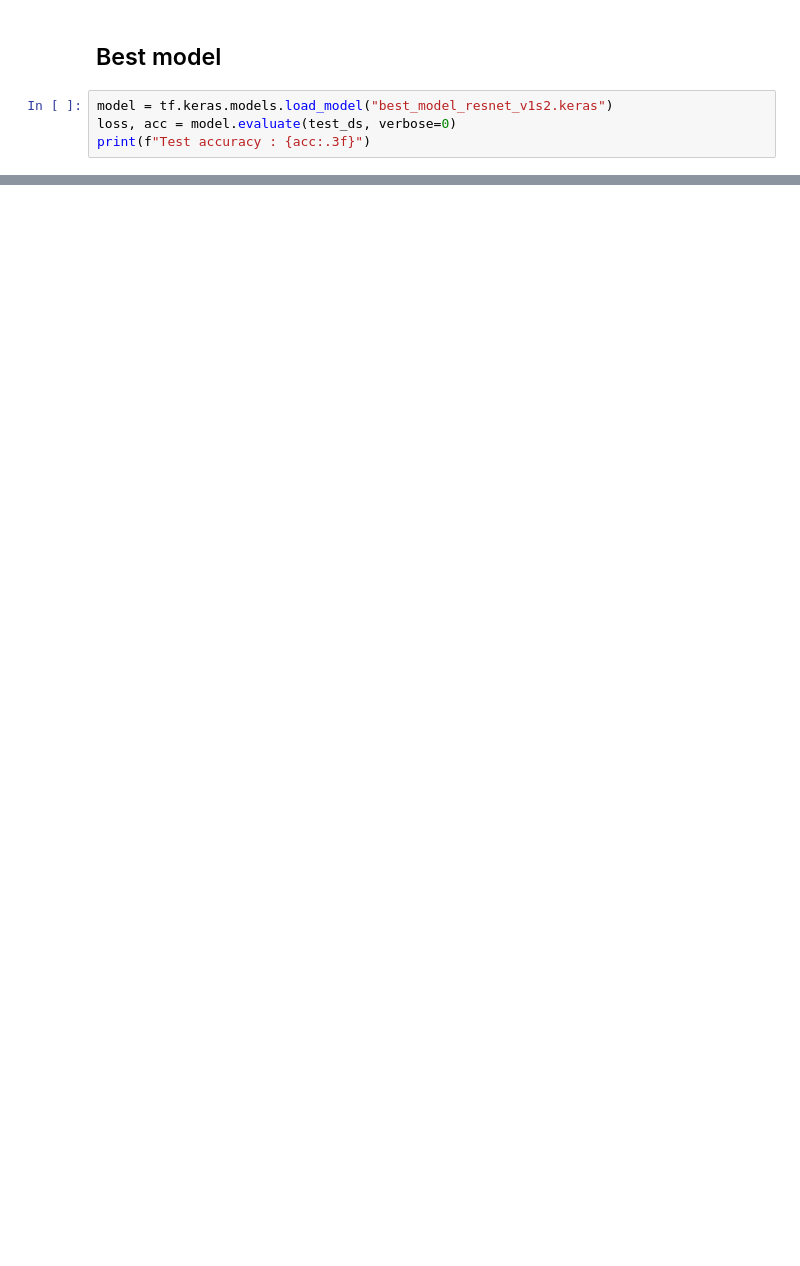
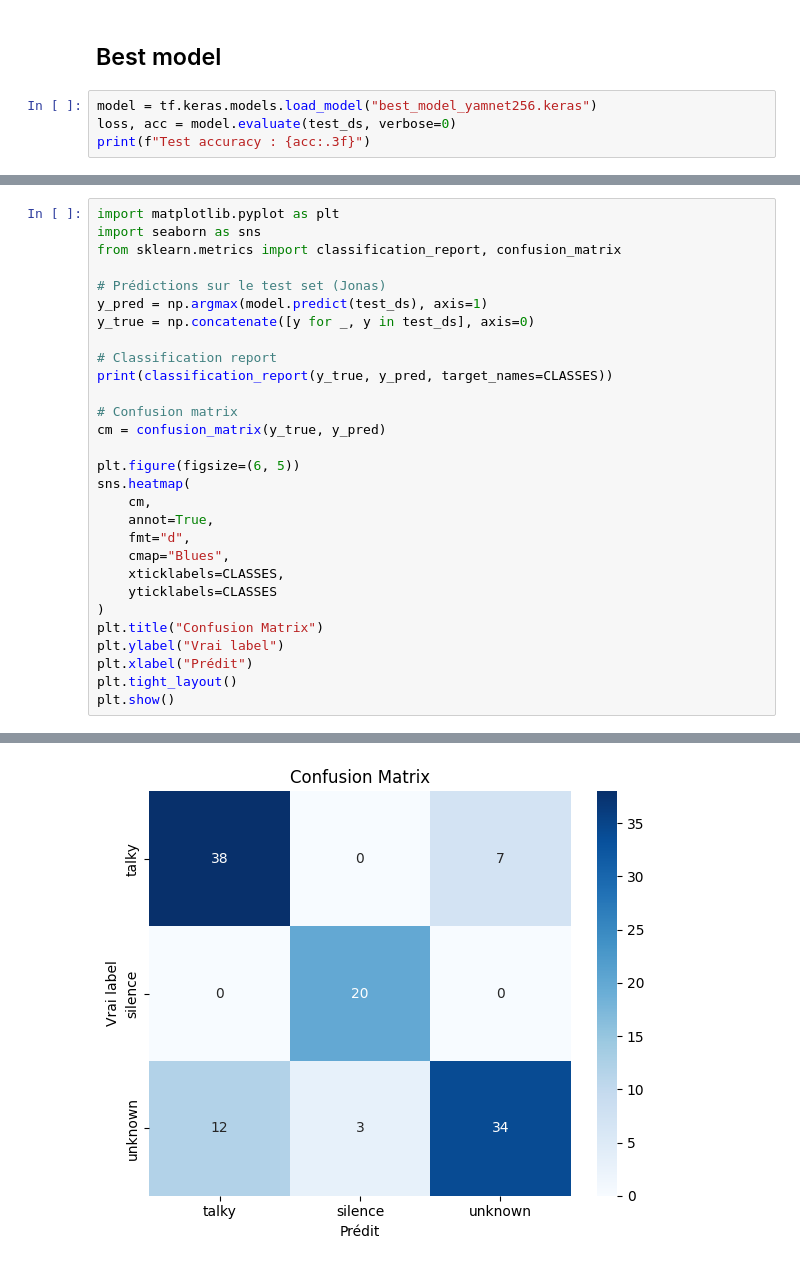
Before and after one commit to Fati349/52-Hertz-KWS, a Jupyter notebook: notebooks/yamnet-256/training_yamnet256.ipynb, the cells around one changed output, grey strips where cells are left out. Cells and saved outputs as stored; diff of their text form; blank space fills up the shorter version.

```diff
--- a/notebooks/yamnet-256/training_yamnet256.ipynb
+++ b/notebooks/yamnet-256/training_yamnet256.ipynb
@@ -159,7 +183,7 @@ ValueError: Input 0 of layer "yamnet256" is incompatible with the layer: expecte
 # %% [markdown]
 ## Best model
 # %%
-model = tf.keras.models.load_model("best_model_resnet_v1s2.keras")
+model = tf.keras.models.load_model("best_model_yamnet256.keras")
 loss, acc = model.evaluate(test_ds, verbose=0)
 print(f"Test accuracy : {acc:.3f}")
 # %% [output]
@@ -184,0 +251,30 @@ weighted avg       0.94      0.94      0.94       114
+# %%
+import matplotlib.pyplot as plt
+import seaborn as sns
+from sklearn.metrics import classification_report, confusion_matrix
+
+# Prédictions sur le test set (Jonas)
+y_pred = np.argmax(model.predict(test_ds), axis=1)
+y_true = np.concatenate([y for _, y in test_ds], axis=0)
+
+# Classification report
+print(classification_report(y_true, y_pred, target_names=CLASSES))
+
+# Confusion matrix
+cm = confusion_matrix(y_true, y_pred)
+
+plt.figure(figsize=(6, 5))
+sns.heatmap(
+    cm,
+    annot=True,
+    fmt="d",
+    cmap="Blues",
+    xticklabels=CLASSES,
+    yticklabels=CLASSES
+)
+plt.title("Confusion Matrix")
+plt.ylabel("Vrai label")
+plt.xlabel("Prédit")
+plt.tight_layout()
+plt.show()
+# %% [output]
@@ -184,0 +291 @@ weighted avg       0.94      0.94      0.94       114
+[figure, added]
```
Also changed, not shown: parts of 13 cells of this notebook, 12 other files.
